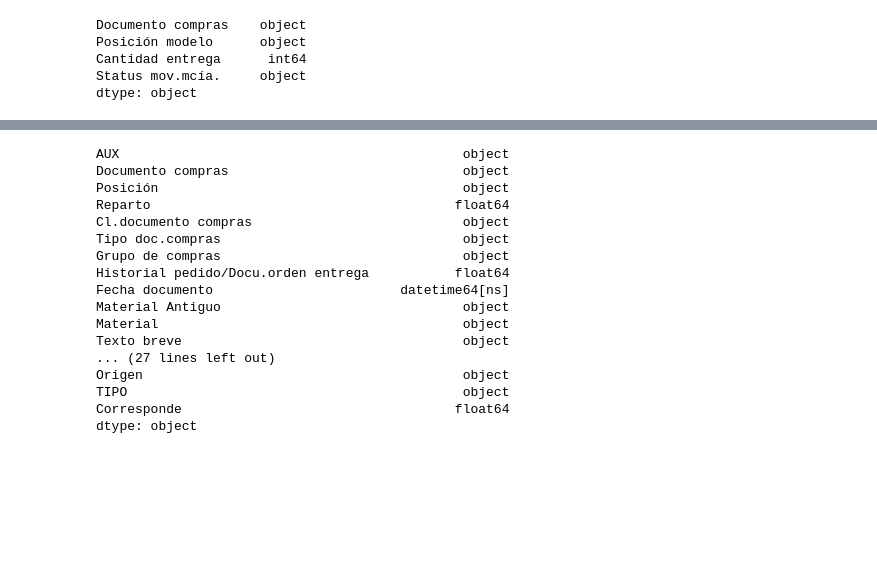
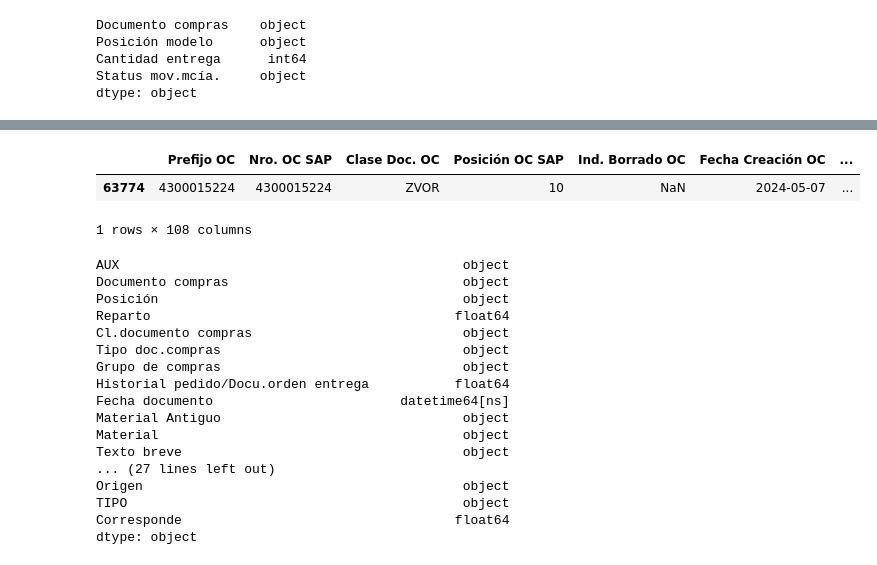
Before and after one commit to lukasravlic/transito_r3, a Jupyter notebook: TRANSITO_RT_FINAL R3_17_01.ipynb, the cells around one changed output, grey strips where cells are left out. Cells and saved outputs as stored; diff of their text form; code cells hidden in the pictures; blank space fills up the shorter version.

```diff
--- a/TRANSITO_RT_FINAL R3_17_01.ipynb
+++ b/TRANSITO_RT_FINAL R3_17_01.ipynb
@@ -681,5 +783,11 @@ me2l_base_tr.shape
 # %%
 me2l_15 = me2l_base_tr
+# %%
+monitor_df[monitor_df['AUX']=='430001522410']
+# %% [output]
+|  | Prefijo OC | Nro. OC SAP | Clase Doc. OC | Posición OC SAP | Ind. Borrado OC | Fecha Creación OC | ... |
+| 63774 | 4300015224 | 4300015224 | ZVOR | 10 | NaN | 2024-05-07 | ... |
+1 rows × 108 columns
 # %%
 monitor_df.drop_duplicates(subset=['AUX'], inplace=True)
 # %%
```
Also changed, not shown: parts of 87 cells of this notebook, 1 other file.
